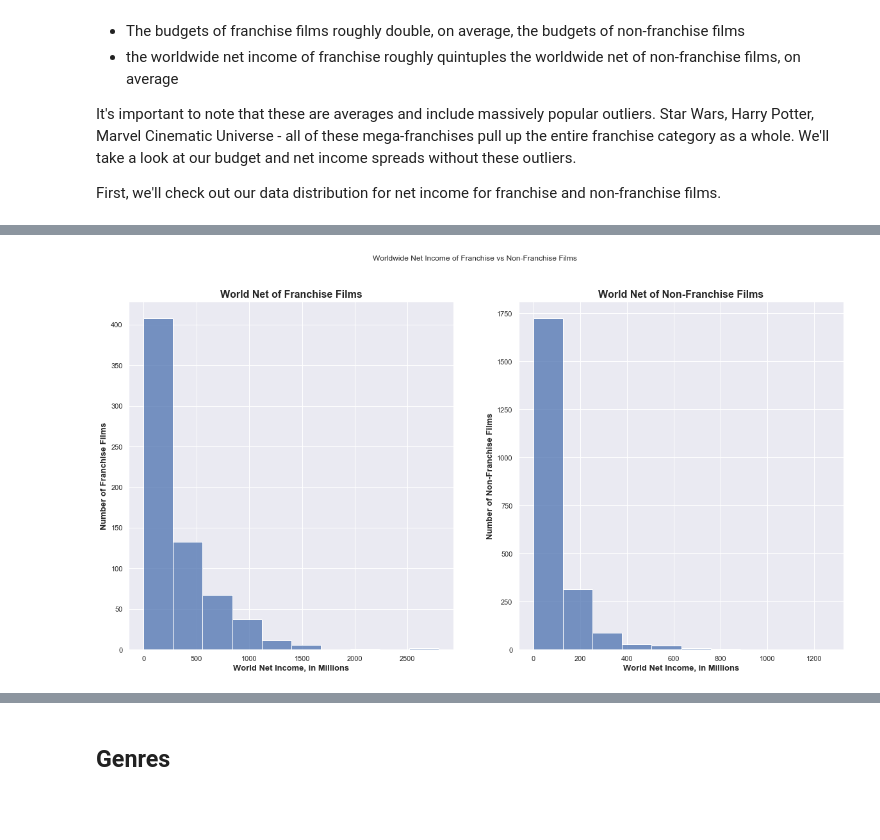
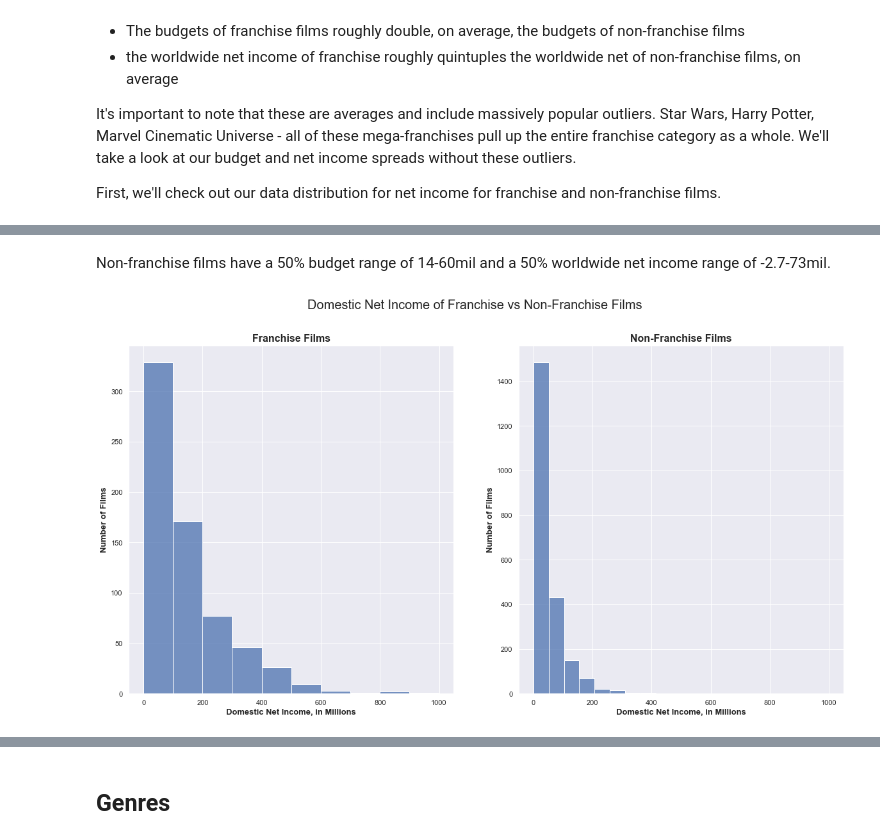
Before and after one commit to threnjen/dsc-mod-1-project-v2-1-online-ds-sp-000, a Jupyter notebook: student.ipynb, the cells around one changed output, grey strips where cells are left out. Cells and saved outputs as stored; diff of their text form; code cells hidden in the pictures; blank space fills up the shorter version.

```diff
--- a/student.ipynb
+++ b/student.ipynb
@@ -1697,7 +1693,7 @@ master_movies.loc[(master_movies['title'] == 'fast & furious 6'), 'is_franchise'
 master_movies.loc[(master_movies['title'] == 'mission impossible ghost protocol'), 'is_franchise'] = True
 master_movies.loc[(master_movies['title'] == 'mission impossible rogue nation'), 'is_franchise'] = True
 master_movies.loc[(master_movies['title'] == 'men in black ii'), 'is_franchise'] = True
-# %%
-# using our string titles function to re-format our titles
-master_movies['title'] = master_movies['title'].map(lambda x: string_titles(x))
+# %%
+# reorder our data frame the way we prefer
+master_movies = master_movies[['title', 'mpaa_rating', 'genres', 'studio', 'franchise', 'budget', 'dom_gross', 'world_gross', 'dom_net', 'world_net', 'popularity', 'user_rating', 'total_votes', 'rating_id', 'release_date', 'is_franchise']]
 # %%
@@ -1711,4 +1708,4 @@ genre_map = master_movies['genres'].str.join(',').str.get_dummies(sep=',').astyp
 master_movies = master_movies.join(genre_map, how="left")
 # %%
 # drop our original genres column, which we don't need anymore
-master_movies.drop(columns='genres')
+master_movies.drop(columns='genres', inplace=True)
@@ -1729,0 +1712,3 @@ master_movies.drop(columns='genres')
+# %%
+# re-format our movie titles back to pretty
+master_movies['title'] = master_movies['title'].map(lambda x: str(x).title())
@@ -2031,24 +2000,26 @@ First, we'll check out our data distribution for net income for franchise and no
+# %% [markdown]
+Non-franchise films have a 50% budget range of 14-60mil and a 50% worldwide net income range of -2.7-73mil.
 # %%
 #histogram showing the world net of franchise films
 # x-axis is net
 # y-axis is count
 
 
-fig, (ax1, ax2) = plt.subplots(1, 2, figsize=(20,10))
-fig.suptitle('Worldwide Net Income of Franchise vs Non-Franchise Films')
+fig, (ax1, ax2) = plt.subplots(1, 2, figsize=(20,10), sharex=True)
+fig.suptitle('Domestic Net Income of Franchise vs Non-Franchise Films', fontsize=20)
 
-isfranchisehist = sns.histplot(data=isfranchise, x="world_gross", bins=10, ax=ax1)
-isfranchisehist.set_ylabel('Number of Franchise Films',weight='bold',fontsize=13)
-isfranchisehist.set_xlabel('World Net Income, in Millions', weight='bold',fontsize=13)
-isfranchisehist.set_title('World Net of Franchise Films',weight='bold',fontsize=16)
+isfranchisehist = sns.histplot(data=isfranchise, x="dom_gross", bins=10, ax=ax1)
+isfranchisehist.set_ylabel('Number of Films',weight='bold',fontsize=13)
+isfranchisehist.set_xlabel('Domestic Net Income, in Millions', weight='bold',fontsize=13)
+isfranchisehist.set_title('Franchise Films',weight='bold',fontsize=16)
 
 
-notfranchisehist = sns.histplot(data=notfranchise, x="world_gross", bins=10, ax=ax2)
-notfranchisehist.set_ylabel('Number of Non-Franchise Films',weight='bold',fontsize=13)
-notfranchisehist.set_xlabel('World Net Income, in Millions', weight='bold',fontsize=13)
-notfranchisehist.set_title('World Net of Non-Franchise Films',weight='bold',fontsize=16);
+notfranchisehist = sns.histplot(data=notfranchise, x="dom_gross", bins=10, ax=ax2)
+notfranchisehist.set_ylabel('Number of Films',weight='bold',fontsize=13)
+notfranchisehist.set_xlabel('Domestic Net Income, in Millions', weight='bold',fontsize=13)
+notfranchisehist.set_title('Non-Franchise Films',weight='bold',fontsize=16);
 # %% [output]
-[figure, old version]
+[figure, new version]
 # %% [markdown]
 As we suspected, movie income distribution is not a normal distribution. Almost all releases fall within a lower net income range, and a breakout hit is the exception, not the norm.
 
```
Also changed, not shown: parts of 116 cells of this notebook.
